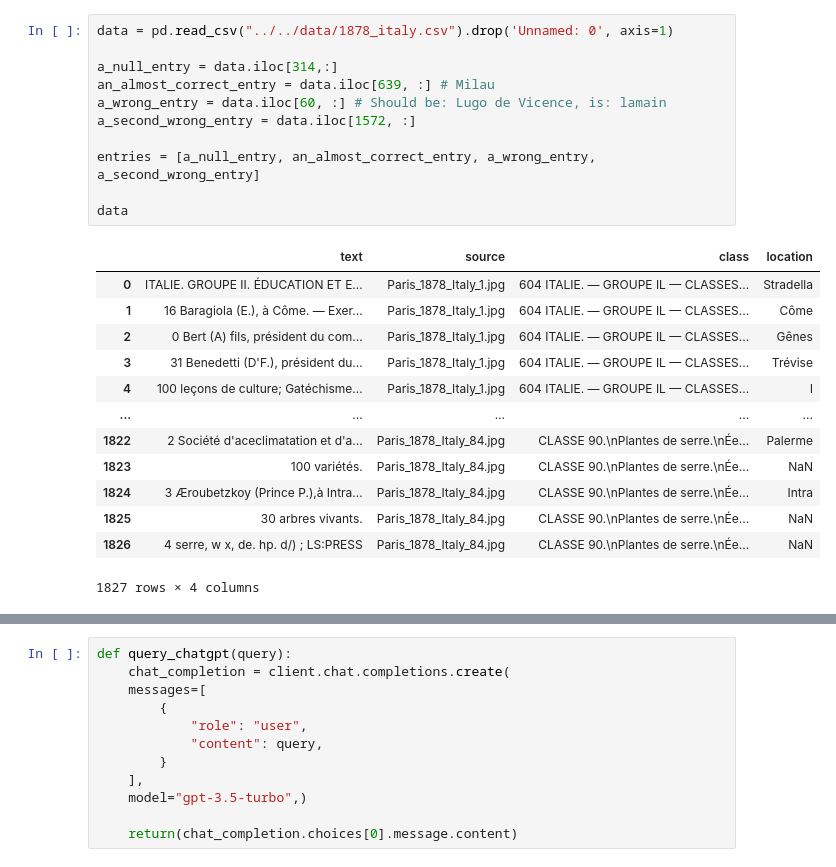
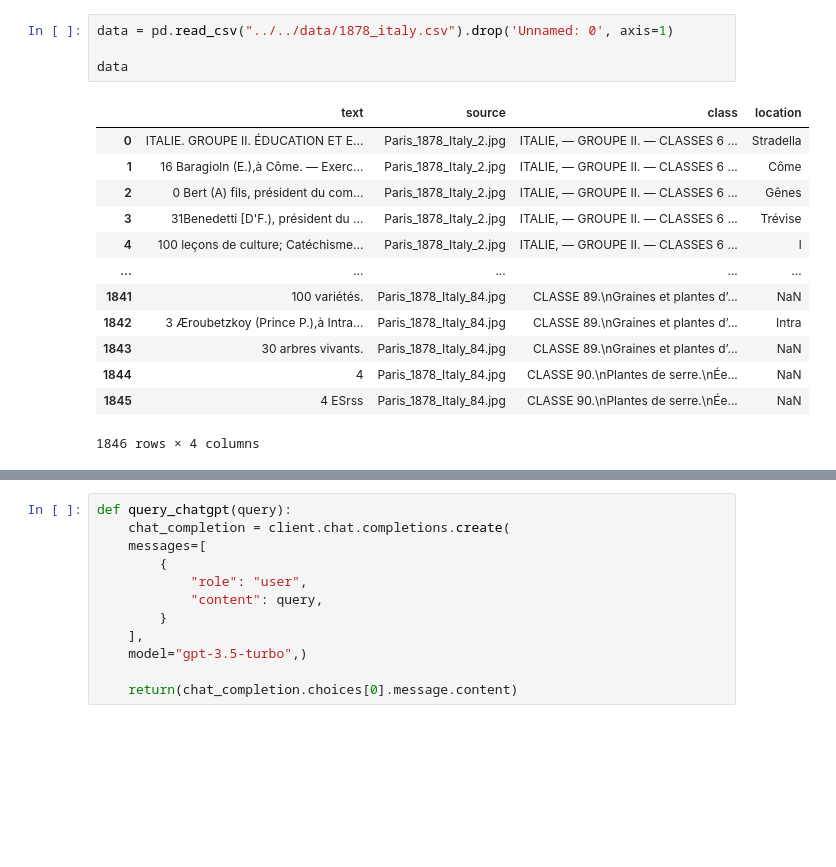
Before and after one commit to basm92/layout_parse, a Jupyter notebook: code/data_wrangling/use_chatgpt_api_1878.ipynb, the cells around one changed output, grey strips where cells are left out. Saved outputs shown, nothing was run; the diff lists cells and outputs as text; blank space fills up the shorter version.

Commit message:
add the 1878 data to the repository

```diff
--- a/code/data_wrangling/use_chatgpt_api_1878.ipynb
+++ b/code/data_wrangling/use_chatgpt_api_1878.ipynb
@@ -12,26 +20,19 @@ client = OpenAI(
 # %%
 data = pd.read_csv("../../data/1878_italy.csv").drop('Unnamed: 0', axis=1)
 
-a_null_entry = data.iloc[314,:]
-an_almost_correct_entry = data.iloc[639, :] # Milau
-a_wrong_entry = data.iloc[60, :] # Should be: Lugo de Vicence, is: lamain
-a_second_wrong_entry = data.iloc[1572, :]
-
-entries = [a_null_entry, an_almost_correct_entry, a_wrong_entry, a_second_wrong_entry]
-
 data
 # %% [output]
 |  | text | source | class | location |
-| 0 | ITALIE. GROUPE II. ÉDUCATION ET E... | Paris_1878_Italy_1.jpg | 604 ITALIE. — GROUPE IL — CLASSES... | Stradella |
-| 1 | 16 Baragiola (E.), à Côme. — Exer... | Paris_1878_Italy_1.jpg | 604 ITALIE. — GROUPE IL — CLASSES... | Côme |
-| 2 | 0 Bert (A) fils, président du com... | Paris_1878_Italy_1.jpg | 604 ITALIE. — GROUPE IL — CLASSES... | Gênes |
-| 3 | 31 Benedetti (D'F.), président du... | Paris_1878_Italy_1.jpg | 604 ITALIE. — GROUPE IL — CLASSES... | Trévise |
-| 4 | 100 leçons de culture; Gatéchisme... | Paris_1878_Italy_1.jpg | 604 ITALIE. — GROUPE IL — CLASSES... | l |
+| 0 | ITALIE. GROUPE II. ÉDUCATION ET E... | Paris_1878_Italy_2.jpg | ITALIE, — GROUPE II. — CLASSES 6 ... | Stradella |
+| 1 | 16 Baragioln (E.),à Côme. — Exerc... | Paris_1878_Italy_2.jpg | ITALIE, — GROUPE II. — CLASSES 6 ... | Côme |
+| 2 | 0 Bert (A) fils, président du com... | Paris_1878_Italy_2.jpg | ITALIE, — GROUPE II. — CLASSES 6 ... | Gênes |
+| 3 | 31Benedetti [D'F.), président du ... | Paris_1878_Italy_2.jpg | ITALIE, — GROUPE II. — CLASSES 6 ... | Trévise |
+| 4 | 100 leçons de culture; Catéchisme... | Paris_1878_Italy_2.jpg | ITALIE, — GROUPE II. — CLASSES 6 ... | l |
 | ... | ... | ... | ... | ... |
-| 1822 | 2 Société d'aceclimatation et d'a... | Paris_1878_Italy_84.jpg | CLASSE 90.\nPlantes de serre.\nÉe... | Palerme |
-| 1823 | 100 variétés. | Paris_1878_Italy_84.jpg | CLASSE 90.\nPlantes de serre.\nÉe... | NaN |
-| 1824 | 3 Æroubetzkoy (Prince P.),à Intra... | Paris_1878_Italy_84.jpg | CLASSE 90.\nPlantes de serre.\nÉe... | Intra |
-| 1825 | 30 arbres vivants. | Paris_1878_Italy_84.jpg | CLASSE 90.\nPlantes de serre.\nÉe... | NaN |
-| 1826 | 4 serre, w x, de. hp. d/) ; LS:PRESS | Paris_1878_Italy_84.jpg | CLASSE 90.\nPlantes de serre.\nÉe... | NaN |
+| 1841 | 100 variétés. | Paris_1878_Italy_84.jpg | CLASSE 89.\nGraines et plantes d’... | NaN |
+| 1842 | 3 Æroubetzkoy (Prince P.),à Intra... | Paris_1878_Italy_84.jpg | CLASSE 89.\nGraines et plantes d’... | Intra |
+| 1843 | 30 arbres vivants. | Paris_1878_Italy_84.jpg | CLASSE 89.\nGraines et plantes d’... | NaN |
+| 1844 | 4 | Paris_1878_Italy_84.jpg | CLASSE 90.\nPlantes de serre.\nÉe... | NaN |
+| 1845 | 4 ESrss | Paris_1878_Italy_84.jpg | CLASSE 90.\nPlantes de serre.\nÉe... | NaN |
-1827 rows × 4 columns
+1846 rows × 4 columns
 # %%
```
Also changed, not shown: parts of 7 cells of this notebook, 4 other files.
